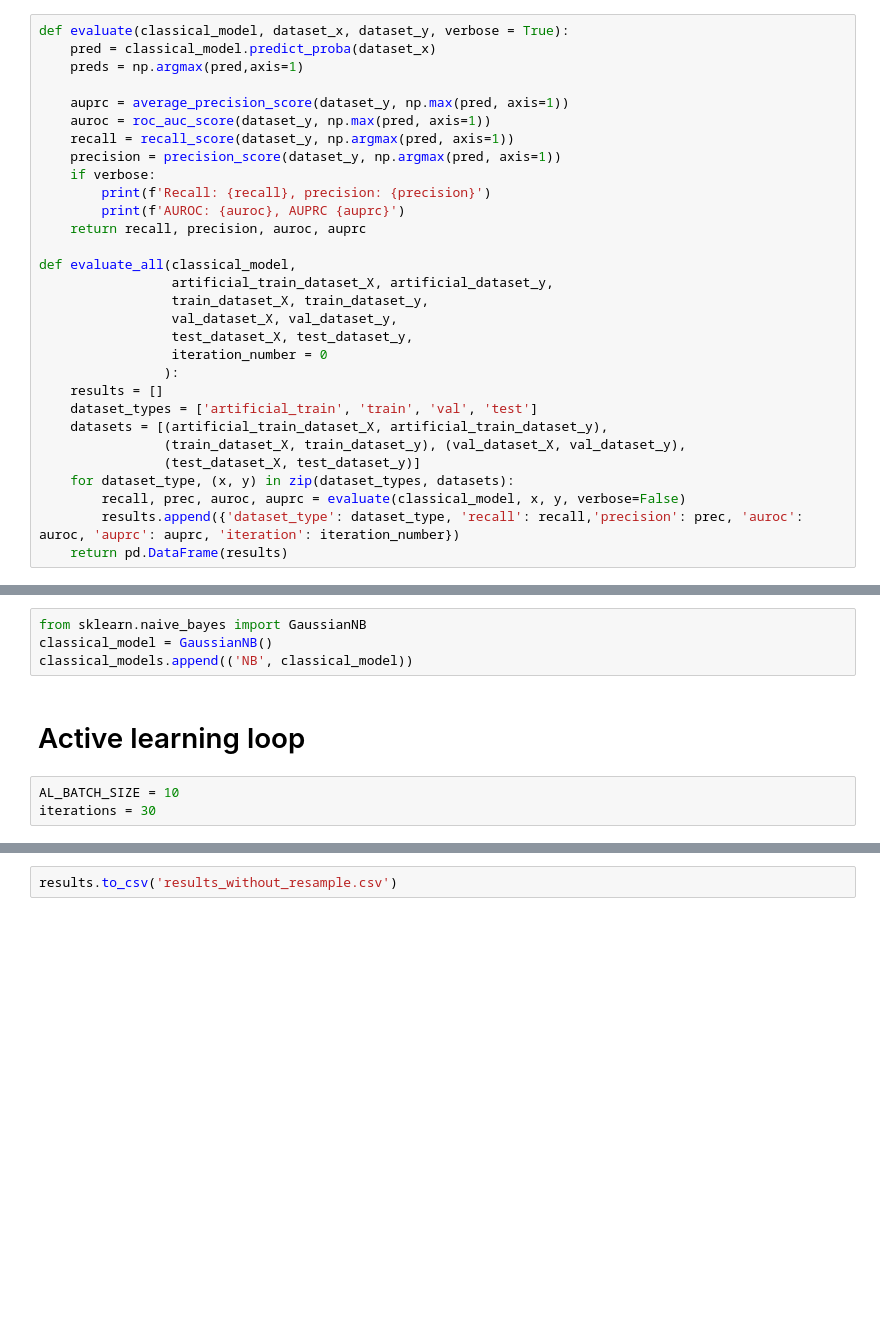
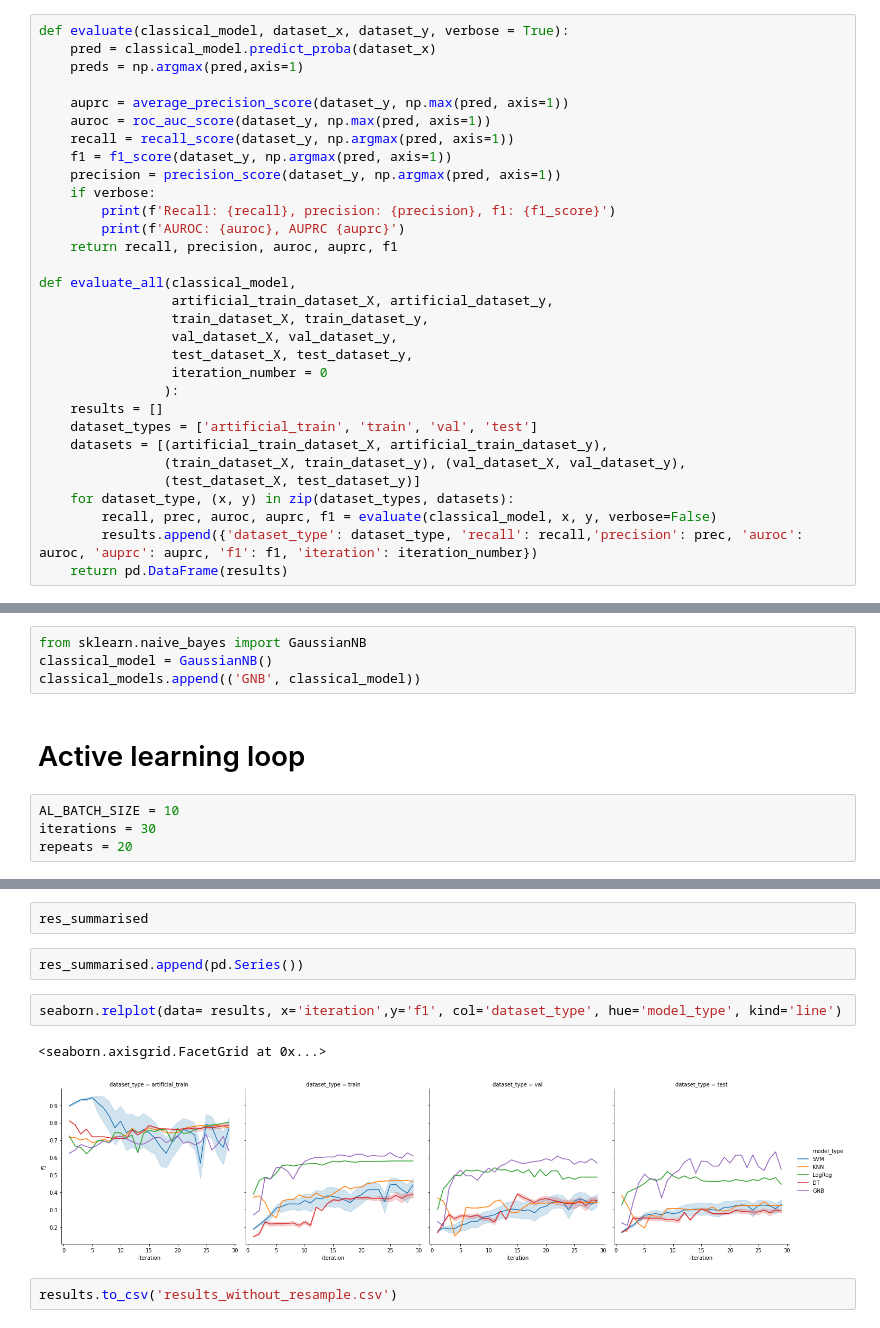
Before and after one commit to tsabata/active_anomaly_detection, a Jupyter notebook: active_ad.ipynb, the cells around one changed output, grey strips where cells are left out. Drawn from its saved outputs; the diff is of its cells as text; blank space fills up the shorter version.

```diff
--- a/active_ad.ipynb
+++ b/active_ad.ipynb
@@ -322,11 +438,12 @@ def evaluate(classical_model, dataset_x, dataset_y, verbose = True):
     auprc = average_precision_score(dataset_y, np.max(pred, axis=1))
     auroc = roc_auc_score(dataset_y, np.max(pred, axis=1))
     recall = recall_score(dataset_y, np.argmax(pred, axis=1))
+    f1 = f1_score(dataset_y, np.argmax(pred, axis=1))
     precision = precision_score(dataset_y, np.argmax(pred, axis=1))
     if verbose:
-        print(f'Recall: {recall}, precision: {precision}')
+        print(f'Recall: {recall}, precision: {precision}, f1: {f1_score}')
         print(f'AUROC: {auroc}, AUPRC {auprc}')
-    return recall, precision, auroc, auprc
+    return recall, precision, auroc, auprc, f1
 
 def evaluate_all(classical_model,
                  artificial_train_dataset_X, artificial_dataset_y,
@@ -341,8 +458,8 @@ def evaluate_all(classical_model,
                 (train_dataset_X, train_dataset_y), (val_dataset_X, val_dataset_y),
                 (test_dataset_X, test_dataset_y)]
     for dataset_type, (x, y) in zip(dataset_types, datasets):
-        recall, prec, auroc, auprc = evaluate(classical_model, x, y, verbose=False)
-        results.append({'dataset_type': dataset_type, 'recall': recall,'precision': prec, 'auroc': auroc, 'auprc': auprc, 'iteration': iteration_number})
+        recall, prec, auroc, auprc, f1 = evaluate(classical_model, x, y, verbose=False)
+        results.append({'dataset_type': dataset_type, 'recall': recall,'precision': prec, 'auroc': auroc, 'auprc': auprc, 'f1': f1, 'iteration': iteration_number})
     return pd.DataFrame(results)
 # %% [markdown]
 ## LSTM-AD
@@ -402,12 +540,13 @@ classical_models.append(('DT', classical_model))
 # %%
 from sklearn.naive_bayes import GaussianNB
 classical_model = GaussianNB()
-classical_models.append(('NB', classical_model))
+classical_models.append(('GNB', classical_model))
 # %% [markdown]
 # Active learning loop
 # %%
 AL_BATCH_SIZE = 10
 iterations = 30
+repeats = 20
 # %%
 results = pd.DataFrame()
 for model_type, model in classical_models:
@@ -443,2 +615,11 @@ results.shape[0]/(29*4)
+# %%
+res_summarised
+# %%
+res_summarised.append(pd.Series())
+# %%
+seaborn.relplot(data= results, x='iteration',y='f1', col='dataset_type', hue='model_type', kind='line')
+# %% [output]
+<seaborn.axisgrid.FacetGrid at 0x...>
+[figure, added]
 # %%
 results.to_csv('results_without_resample.csv')
```
Also changed, not shown: parts of 53 cells of this notebook, 1 other file.
